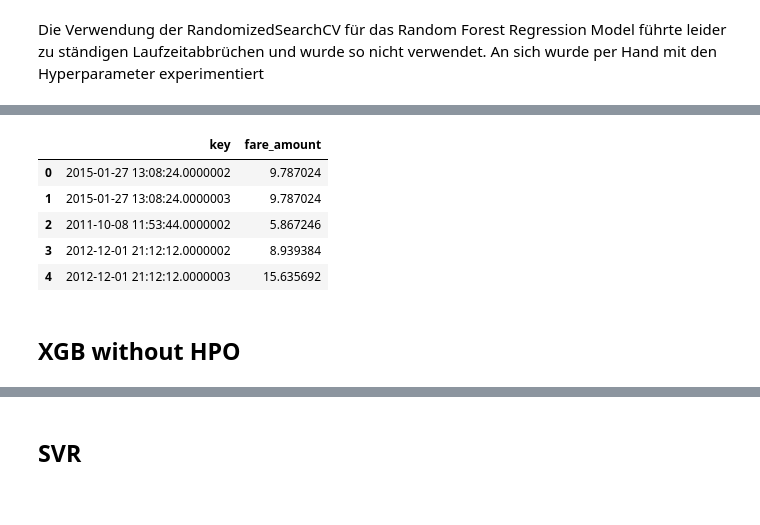
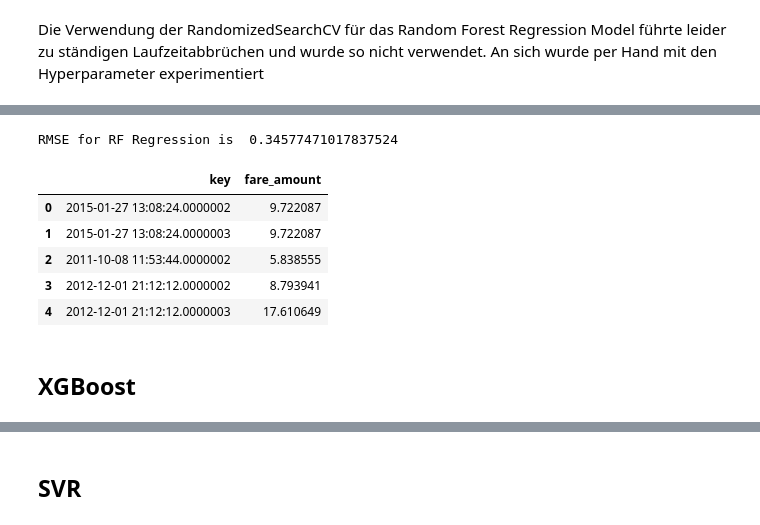
Before and after one commit to AyHaski/BigDataAnalyticsProject, a Jupyter notebook: Kopie_von_Rapids_Colab.ipynb, the cells around one changed output, grey strips where cells are left out. Cells and saved outputs as stored; diff of their text form; code cells hidden in the pictures.

```diff
--- a/Kopie_von_Rapids_Colab.ipynb
+++ b/Kopie_von_Rapids_Colab.ipynb
@@ -764,12 +724,0 @@ Length: 9914, dtype: float32
-# %%
-gdf_submission = cudf.read_csv(base_path +'/sample_submission.csv')
-gdf_submission['fare_amount']= y_pred
-
-gdf_submission.head()
-# %% [output]
-|  | key | fare_amount |
-| 0 | 2015-01-27 13:08:24.0000002 | 9.787024 |
-| 1 | 2015-01-27 13:08:24.0000003 | 9.787024 |
-| 2 | 2011-10-08 11:53:44.0000002 | 5.867246 |
-| 3 | 2012-12-01 21:12:12.0000002 | 8.939384 |
-| 4 | 2012-12-01 21:12:12.0000003 | 15.635692 |
@@ -778,5 +725,29 @@ gdf_submission.to_csv(base_path + '/randomForestSubmissionDefaultParams1000est.c
-# %% [markdown]
-## XGB without HPO
+# %%
+cu_rf_params = {
+    'n_estimators': 300,
+    'max_depth': 16,
+    'n_bins': 10
+}
+
+cu_rf = cuRF(**cu_rf_params)
+cu_rf.fit(X_train, y_train)
+y_pred=cu_rf.predict(X_test)
+
+rf_rmse = r2_score(y_pred, y_test)
+print("RMSE for RF Regression is ", rf_rmse)
+
+y_pred = cu_rf.predict(test_1)
+saveResults(y_pred, '/rfRegressionSubmission.csv')
+# %% [output]
+RMSE for RF Regression is  0.34577471017837524
+|  | key | fare_amount |
+| 0 | 2015-01-27 13:08:24.0000002 | 9.722087 |
+| 1 | 2015-01-27 13:08:24.0000003 | 9.722087 |
+| 2 | 2011-10-08 11:53:44.0000002 | 5.838555 |
+| 3 | 2012-12-01 21:12:12.0000002 | 8.793941 |
+| 4 | 2012-12-01 21:12:12.0000003 | 17.610649 |
+# %% [markdown]
+## XGBoost
 # %%
 X=train_1.drop(['fare_amount'],axis=1)
 y=train_1['fare_amount']
```
Also changed, not shown: parts of 42 cells of this notebook.
